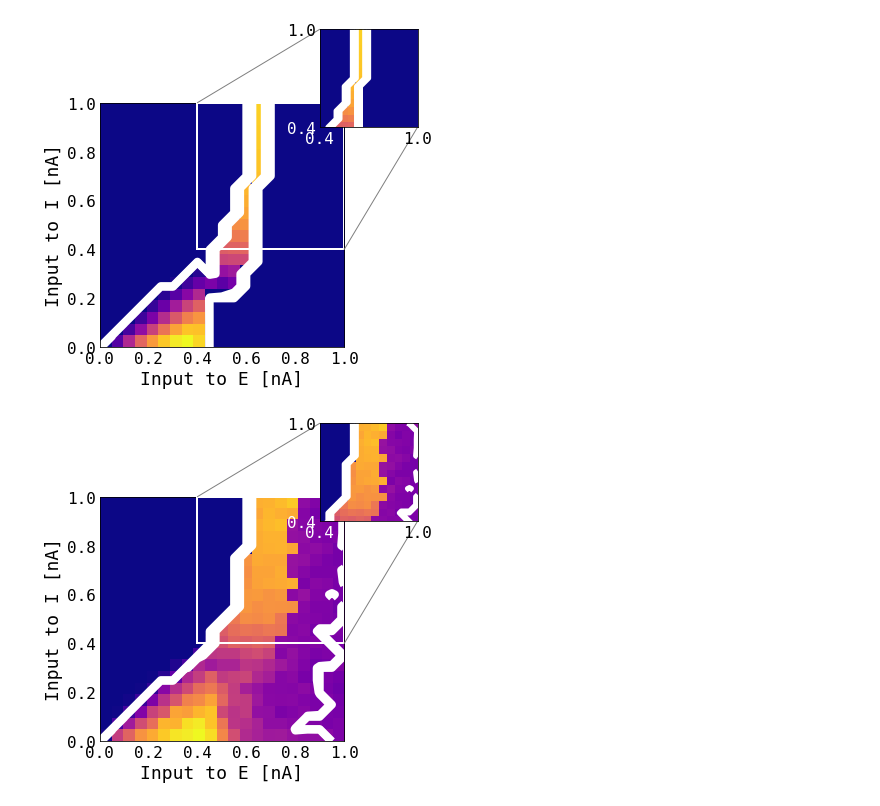
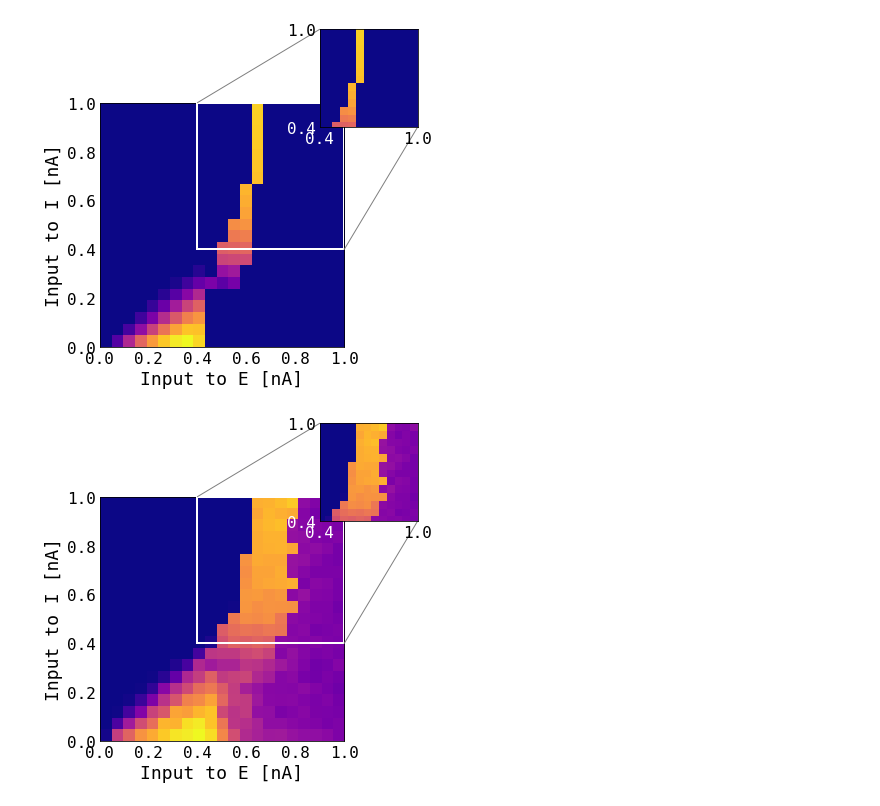
Before and after one commit to jajcayn/thalamocortical_model_study, a Jupyter notebook: fig8 - aln_bif_in_loop.ipynb, the cells around one changed output. Saved outputs shown, nothing was run; the diff lists cells and outputs as text; code cells hidden in the pictures.

```diff
--- a/fig8 - aln_bif_in_loop.ipynb
+++ b/fig8 - aln_bif_in_loop.ipynb
@@ -277,7 +277,7 @@ for noise in params:
     }
     plot_imshow(
         aln_ampdiff.sel(sels),
-        contour_with=aln_domfr.sel({**sels, "noise": 0.0}),
+        contour_with=None,
         cbar_label="amplitude difference of E [Hz]",
         title=f"ALN $\\Longleftrightarrow$ thalamus \n $\\sigma_{{ALN}}$={aln_n}, "
         f"$\\sigma_{{TCR}}$={tcr_n}",
@@ -312,13 +312,13 @@ for noise in params:
 [figure]
 # %%
 for noise, (aln_n, tcr_n) in enumerate([(0.0, 0.0), (0.05, 0.005)]):
-    plot_reference(aln_ampdiff, noise=noise, contour=aln_domfr)
+    plot_reference(aln_ampdiff, noise=noise, contour=None)
     plt.savefig(
         f"../figs/aln_bif_loop_ampdiff_aln_sig{aln_n}_tcr_sig{tcr_n}_reference.pdf",
         dpi=DPI,
         bbox_inches="tight",
         transparent=True,
     )
 # %% [output]
-[figure, old version]
+[figure, new version]
-[figure, old version]
+[figure, new version]
```
Also changed, not shown: parts of 1 cell of this notebook, 3 other files.
